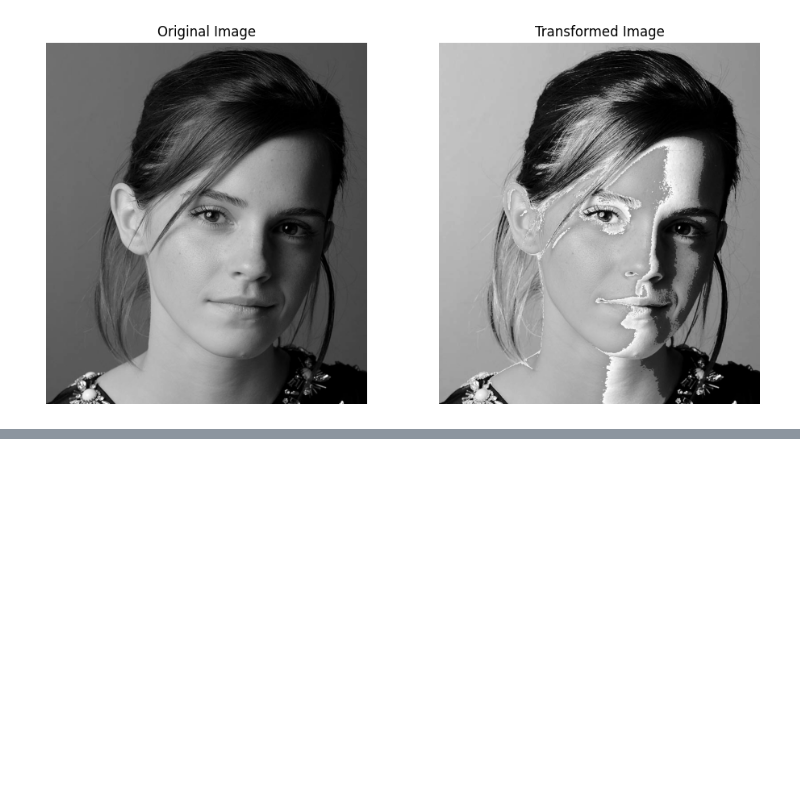
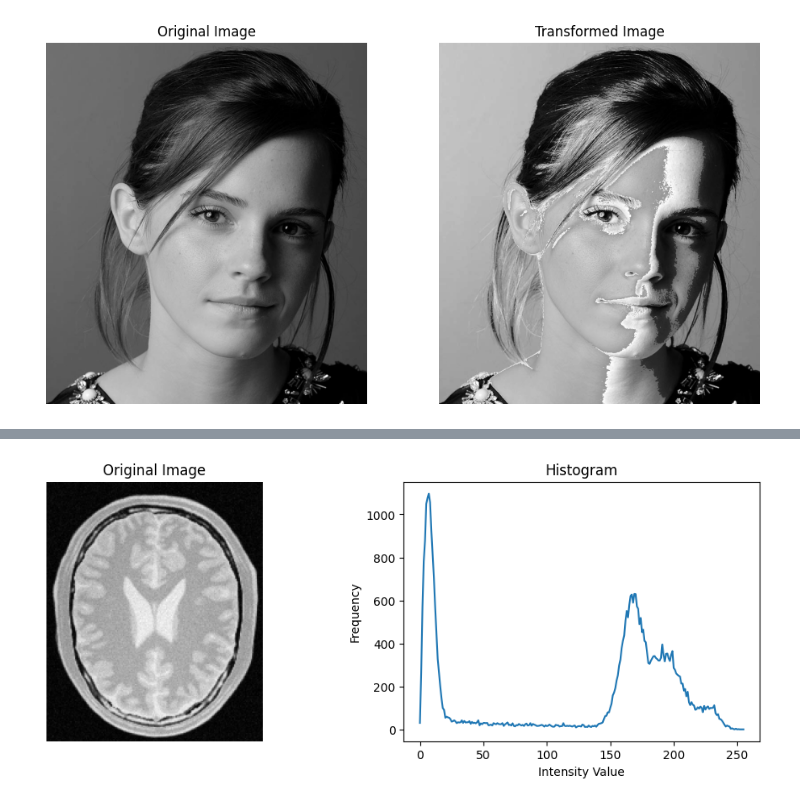
Before and after one commit to eshansurendra/EN3160_Assignment_01, a Jupyter notebook: Assignmnet_1.ipynb, the cells around one changed output, grey strips where cells are left out. Saved outputs shown, nothing was run; the diff lists cells and outputs as text; code cells hidden in the pictures; blank space fills up the shorter version.

```diff
--- a/Assignmnet_1.ipynb
+++ b/Assignmnet_1.ipynb
@@ -70,0 +90,13 @@ plt.show()
+# %%
+hist, bins = np.histogram(image_brain.ravel(), 256, [0, 256])
+fig, ax = plt.subplots(1, 2, figsize=(12, 4))
+ax[0].imshow(image_brain, cmap='gray', vmin=0, vmax=255)
+ax[0].set_title('Original Image')
+ax[0].axis('off')
+ax[1].plot(hist)
+ax[1].set_title('Histogram')
+ax[1].set_xlabel('Intensity Value')
+ax[1].set_ylabel('Frequency')
+plt.show()
+# %% [output]
+[figure, added]
```
Also changed, not shown: parts of 5 cells of this notebook.
